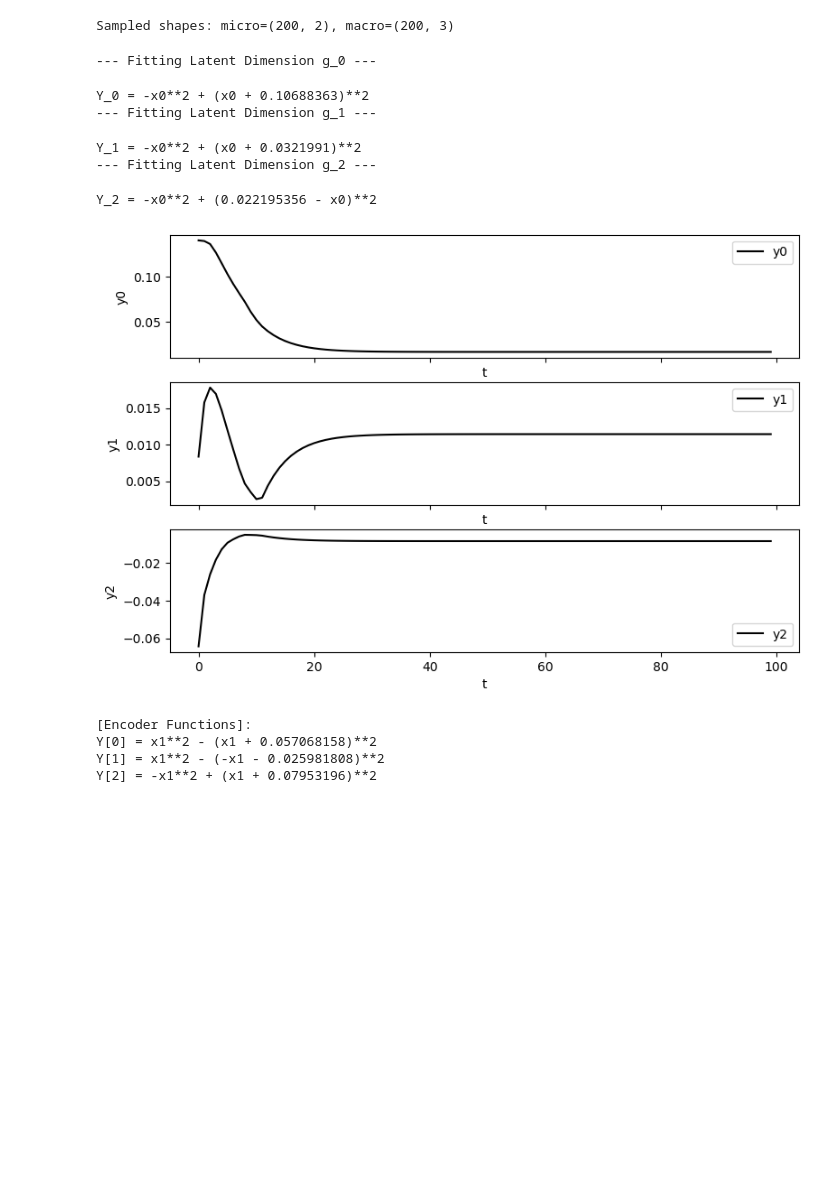
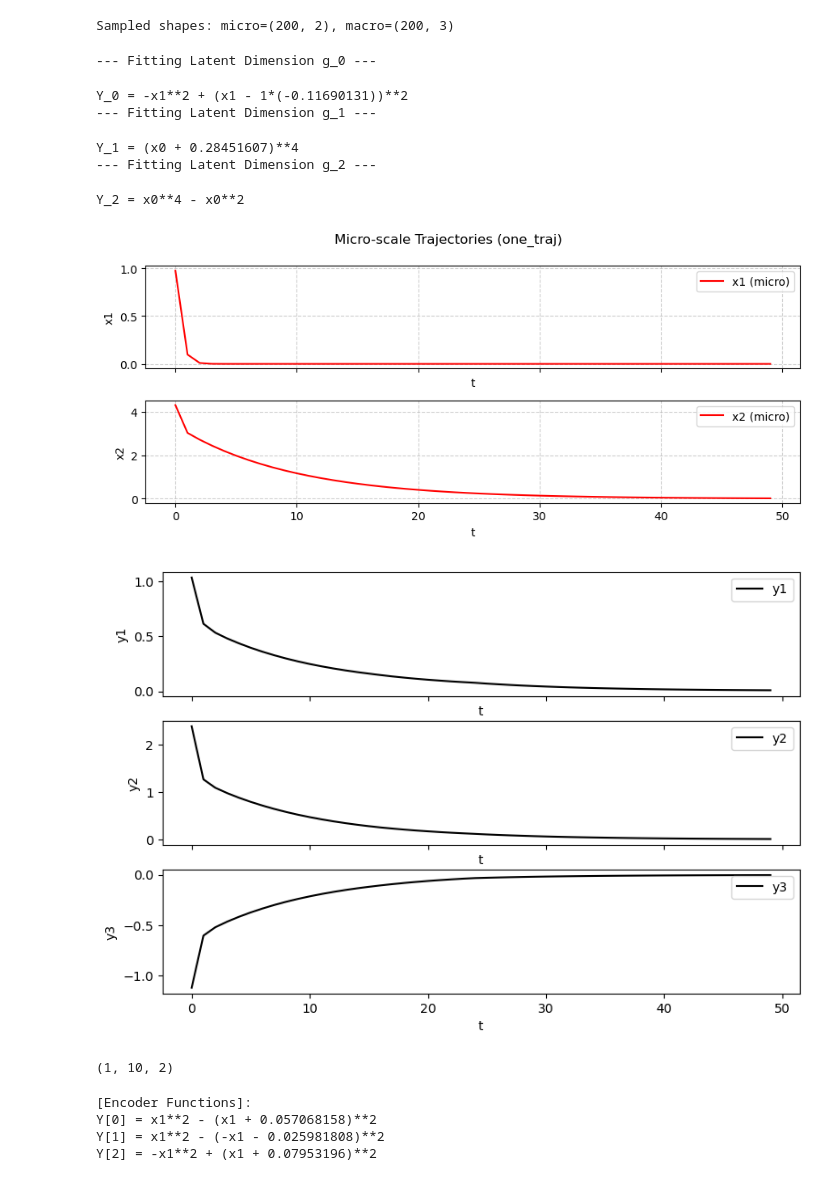
Before and after one commit to Matthew-ymz/koopCE, a Jupyter notebook: DeepKoopCE/toy_example.ipynb, the cells around one changed output. Cells and saved outputs as stored; diff of their text form; code cells hidden in the pictures; blank space fills up the shorter version.

```diff
--- a/DeepKoopCE/toy_example.ipynb
+++ b/DeepKoopCE/toy_example.ipynb
@@ -301,7 +301,7 @@ X_forecast_test (GT): torch.Size([1000, 30, 2])  <- 未来 30 步的真值
 # %%
 koopman_dim = 3
 # encoder dim
-hidden_dim = 4
+hidden_dim = 8
 input_dim = 2
 
 epochs = 10
@@ -310,8 +310,8 @@ Sp = 30
 # 宏观上多步预测误差默认是1
 alpha1 = 2 #重构和微观预测误差
 alpha2 = 1e-8  #无穷范数误差，去离群点
-alpha3 = 1e-1  #正则项误差
-alpha_CE = 0.01   #平均维度因果强度最大化
+alpha3 = 1e-4  #正则项误差
+alpha_CE = 1e-4    #平均维度因果强度最大化
 type = 'type1'
 device = get_device(force_cpu=False)
 
@@ -693,8 +667,25 @@ print(f"Sampled shapes: micro={X_np.shape}, macro={macro_data.shape}")
 # %% [output]
 Sampled shapes: micro=(200, 2), macro=(200, 3)
 # %%
+seed_everything(0)
 encoder_eqs = []
 latent_dim = macro_data.shape[1]
+
+default_pysr_params = dict(
+    populations=200,
+    model_selection="best", #best, accuracy
+    niterations=30, # 迭代次数越多越精确，但越慢
+    binary_operators=["+", "-"],
+    unary_operators=[
+        "square"
+    ],
+    maxsize=7, # 限制公式复杂度
+    temp_equation_file=False,
+    delete_tempfiles=True,
+    verbosity=0,
+    denoise=False,
+    procs=4, # 并行核心数
+)
 
 for i in range(latent_dim):
     print(f"--- Fitting Latent Dimension g_{i} ---")
@@ -706,27 +697,48 @@ for i in range(latent_dim):
     print(f"Y_{i} = {eq}")
 # %% [output]
 --- Fitting Latent Dimension g_0 ---
-Y_0 = -x0**2 + (x0 + 0.10688363)**2
+Y_0 = -x1**2 + (x1 - 1*(-0.11690131))**2
 --- Fitting Latent Dimension g_1 ---
-Y_1 = -x0**2 + (x0 + 0.0321991)**2
+Y_1 = (x0 + 0.28451607)**4
 --- Fitting Latent Dimension g_2 ---
-Y_2 = -x0**2 + (0.022195356 - x0)**2
+Y_2 = x0**4 - x0**2
 # %%
-one_traj = generate_long_trajectories(1, 100, LAMBDA, MU, init_range=(-0.8, 0.8))
+seed_everything(0)
+one_traj = generate_long_trajectories(1, 50, LAMBDA, MU, init_range=(-10, 10))
 micro_data = torch.tensor(one_traj.reshape(-1,2), dtype=torch.float32, device=device)
 g = model.encoder(micro_data)
+
+micro_serie_np = one_traj.reshape(-1, 2)
+micro_dim = micro_serie_np.shape[1]
+fig_m, axs_m = plt.subplots(micro_dim, 1, sharex=True, figsize=(9, 4))
+for i in range(micro_dim):
+    # 使用红色 "r" 区分微观轨迹，"k" 留给宏观轨迹
+    axs_m[i].plot(micro_serie_np[:, i], "r", label=f"x{i+1} (micro)")
+    axs_m[i].legend(loc="upper right")
+    axs_m[i].set(xlabel="t", ylabel=f"x{i+1}")
+    axs_m[i].grid(True, linestyle="--", alpha=0.6)
+
+plt.suptitle("Micro-scale Trajectories (one_traj)")
+plt.tight_layout()
+plt.show()
+
 macro_serie = g.cpu().detach().numpy() @ coarse_grain_coff
-
 macro_dim = macro_serie.shape[1]
-
 fig, axs = plt.subplots(macro_dim, 1, sharex=True, figsize=(9, 6))
+if macro_dim == 1:
+    axs = [axs]
 for i in range(macro_dim):
-    axs[i].plot(macro_serie[:, i], "k", label=f"y{i}")
+    axs[i].plot(macro_serie[:, i], "k", label=f"y{i+1}")
     axs[i].legend()
-    axs[i].set(xlabel="t", ylabel=f"y{i}")
+    axs[i].set(xlabel="t", ylabel=f"y{i+1}")
 fig.show()
 # %% [output]
-[figure, old version]
+[figure, new version]
+[figure, added]
+# %%
+one_traj.shape
+# %% [output]
+(1, 10, 2)
 # %%
 print("\n[Encoder Functions]:")
 variable_names_x = [f"x{i}" for i in range(X_np.shape[1])]
```
Also changed, not shown: parts of 12 cells of this notebook, 1 other file.
